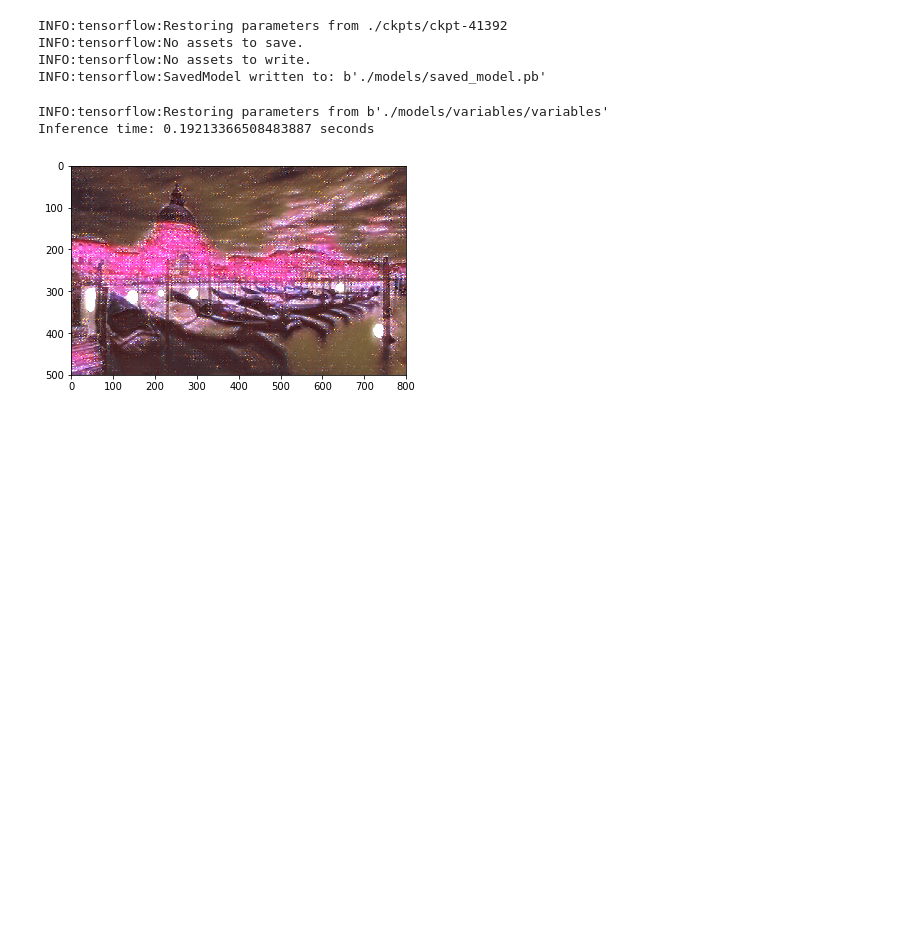
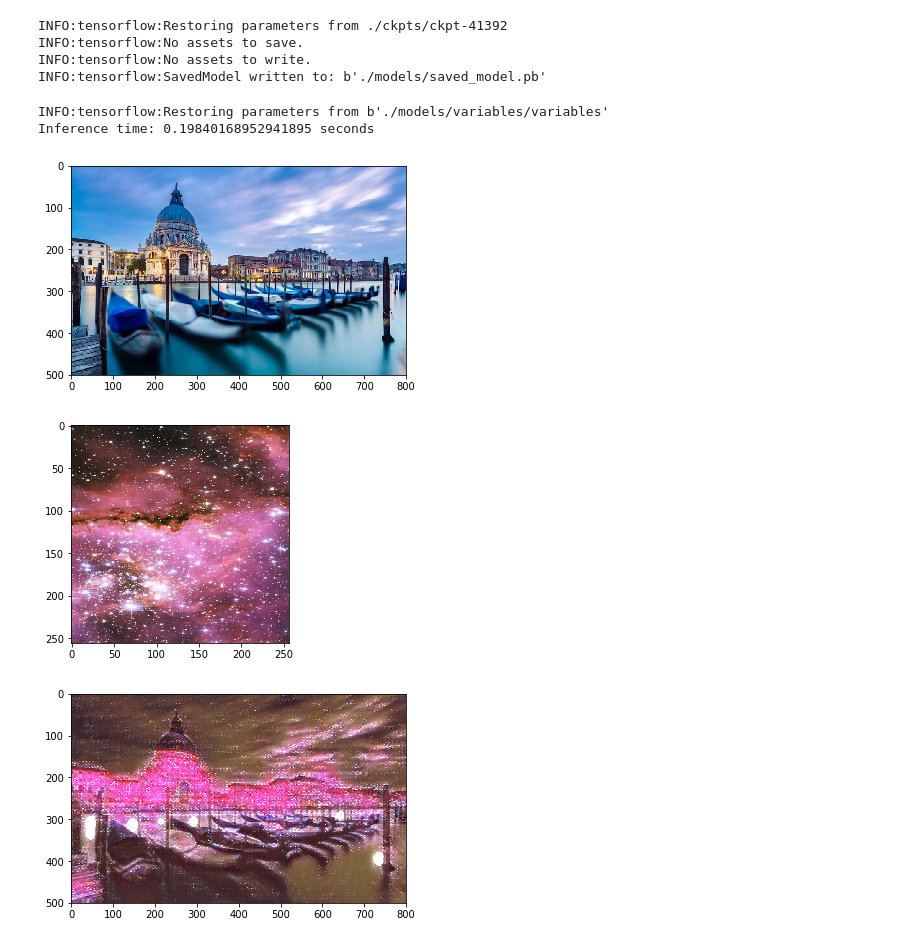
Before and after one commit to dikatok/styletransfer, a Jupyter notebook: 3-zmnet/zmnet.ipynb, the cells around one changed output. Drawn from its saved outputs; the diff is of its cells as text; code cells hidden in the pictures; blank space fills up the shorter version.

```diff
--- a/3-zmnet/zmnet.ipynb
+++ b/3-zmnet/zmnet.ipynb
@@ -145,8 +145,9 @@ def residual_block(x, name, filters, kernel_size, norm_gamma1=None, norm_gamma2=
     return x + residual
 
 def upsample(x, name, filters, kernel_size, strides, norm_gamma=None, norm_beta=None):
+    shape = x.shape.as_list()
     inferred_shape = tf.shape(x)
-    w, h = x.shape.as_list()[1] or inferred_shape[1], x.shape.as_list()[2] or inferred_shape[2]
+    w, h = shape[1] or inferred_shape[1], shape[2] or inferred_shape[2]
     x = tf.image.resize_images(x, size=[w * strides, h * strides])
     x = conv(x, name, filters, kernel_size, strides=1, norm_gamma=norm_gamma, norm_beta=norm_beta)
     return x
@@ -428,32 +429,40 @@ with eval_graph.as_default() as g, tf.Session(config=config, graph=eval_graph) a
     tf.saved_model.loader.load(sess, [tf.saved_model.tag_constants.SERVING], MODEL_DIR)
 
     c, s = sess.run([tf.expand_dims(content_image, axis=0), tf.expand_dims(style_image, axis=0)])
 
     inputs = g.get_tensor_by_name("inputs:0")
     style = g.get_tensor_by_name("style:0")
     outputs = g.get_tensor_by_name("outputs:0")
 
     pnet_out = {}
     for op in tf.get_default_graph().get_operations():
         if op.name.startswith("gammas_out") or op.name.startswith("betas_out"):
             pnet_out[op.name.replace("out", "in")] = g.get_tensor_by_name(op.name + ":0")
 
     pnet_out_list = sess.run([op for _, op in pnet_out.items()], feed_dict={style: s})
 
     tnet_in = {inputs: c}
     i = 0
     for op_name in pnet_out.keys():
         tnet_in[g.get_tensor_by_name(op_name.replace("out", "in") + ":0")] = pnet_out_list[i]
         i += 1
 
     start = time.time()
     result = sess.run(tf.squeeze(outputs), feed_dict=tnet_in)
     end = time.time()
     print("Inference time: {time} seconds".format(time=end-start))
 
+plt.imshow(content_image / 255.)
+plt.show()
+
+plt.imshow(style_image / 255.)
+plt.show()
+
 plt.imshow(result / 255.)
 plt.show()
 # %% [output]
 INFO:tensorflow:Restoring parameters from b'./models/variables/variables'
-Inference time: 0.19213366508483887 seconds
+Inference time: 0.19840168952941895 seconds
-[figure, old version]
+[figure, new version]
+[figure, added]
+[figure, added]
```
Also changed, not shown: 3 other files.
